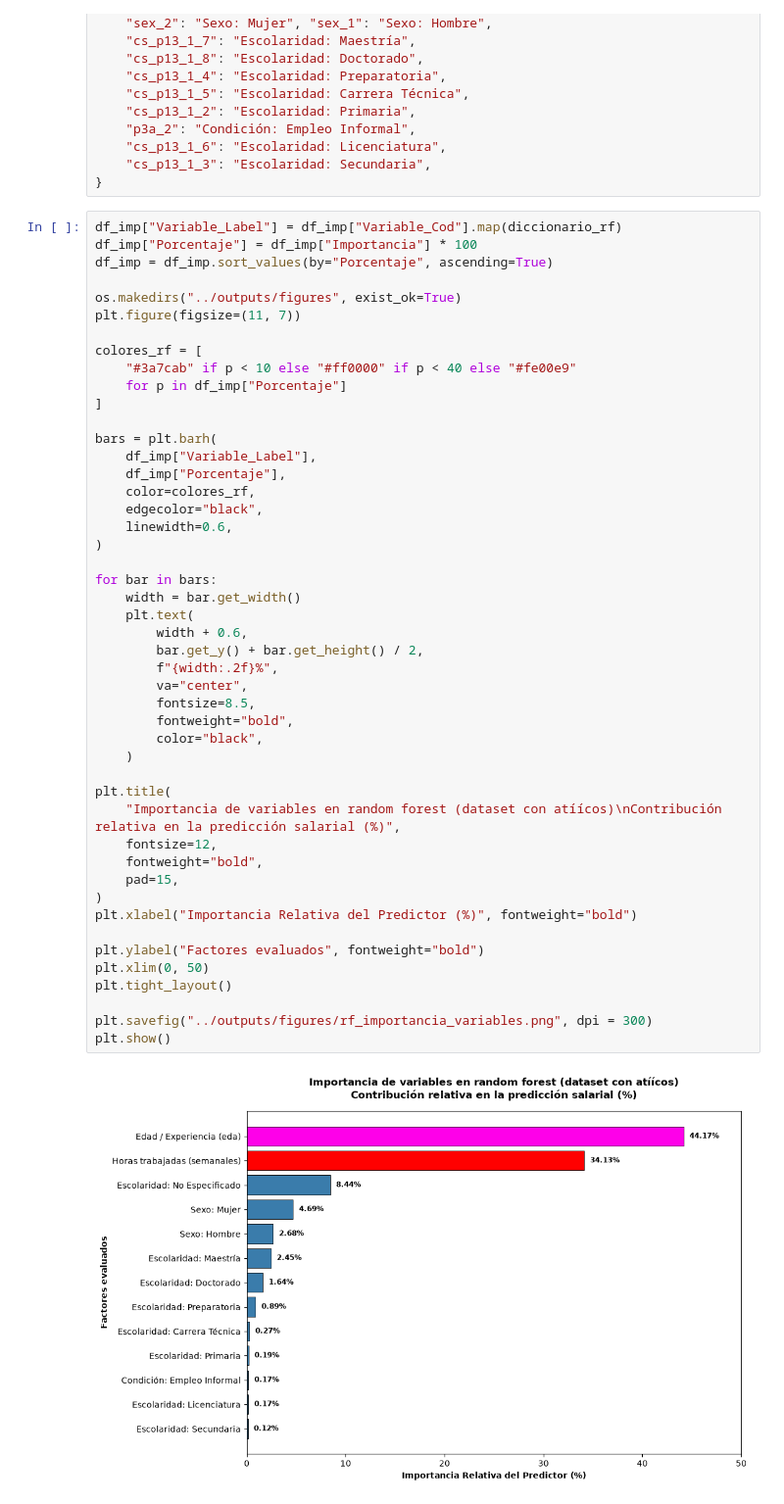
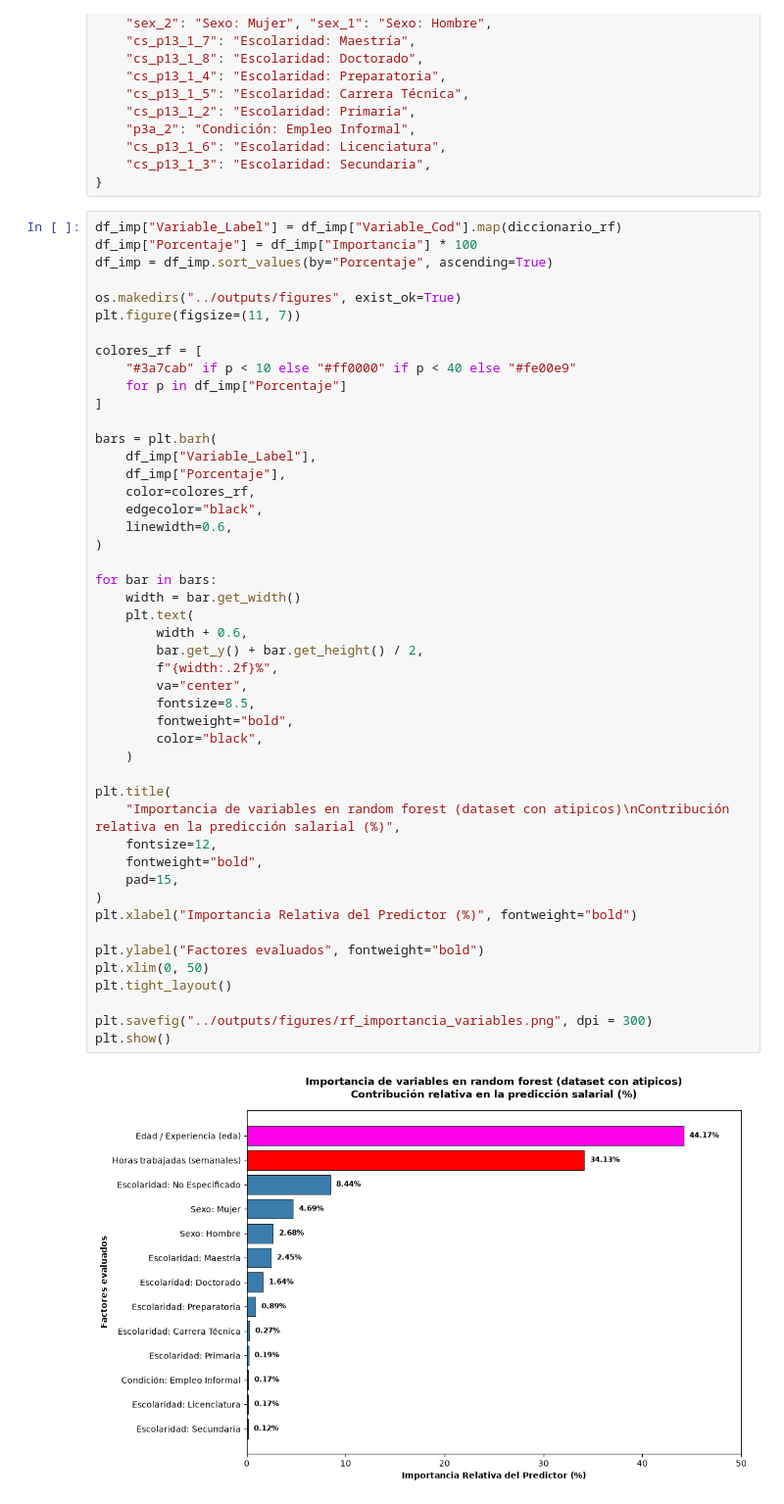
Before and after one commit to Arepaman777/An-lisis-predictivo-y-estad-stico-de-la-empleabilidad-y-salarios-del-sector-docente-en-M-xico, a Jupyter notebook: analisis_salarial_docente/notebooks/02.1_econometria_y_brecha_genero.ipynb, the cells around one changed output. Shown at 98% size. Drawn from its saved outputs; the diff is of its cells as text.

```diff
--- a/analisis_salarial_docente/notebooks/02.1_econometria_y_brecha_genero.ipynb
+++ b/analisis_salarial_docente/notebooks/02.1_econometria_y_brecha_genero.ipynb
@@ -165,32 +165,32 @@ bars = plt.barh(
     edgecolor="black",
     linewidth=0.6,
 )
 
 for bar in bars:
     width = bar.get_width()
     plt.text(
         width + 0.6,
         bar.get_y() + bar.get_height() / 2,
         f"{width:.2f}%",
         va="center",
         fontsize=8.5,
         fontweight="bold",
         color="black",
     )
 
 plt.title(
-    "Importancia de variables en random forest (dataset con atíícos)\nContribución relativa en la predicción salarial (%)",
+    "Importancia de variables en random forest (dataset con atipicos)\nContribución relativa en la predicción salarial (%)",
     fontsize=12,
     fontweight="bold",
     pad=15,
 )
 plt.xlabel("Importancia Relativa del Predictor (%)", fontweight="bold")
 
 plt.ylabel("Factores evaluados", fontweight="bold")
 plt.xlim(0, 50)
 plt.tight_layout()
 
 plt.savefig("../outputs/figures/rf_importancia_variables.png", dpi = 300)
 plt.show()
 # %% [output]
-[figure, old version]
+[figure, new version]
```
Also changed, not shown: 3 other files.
